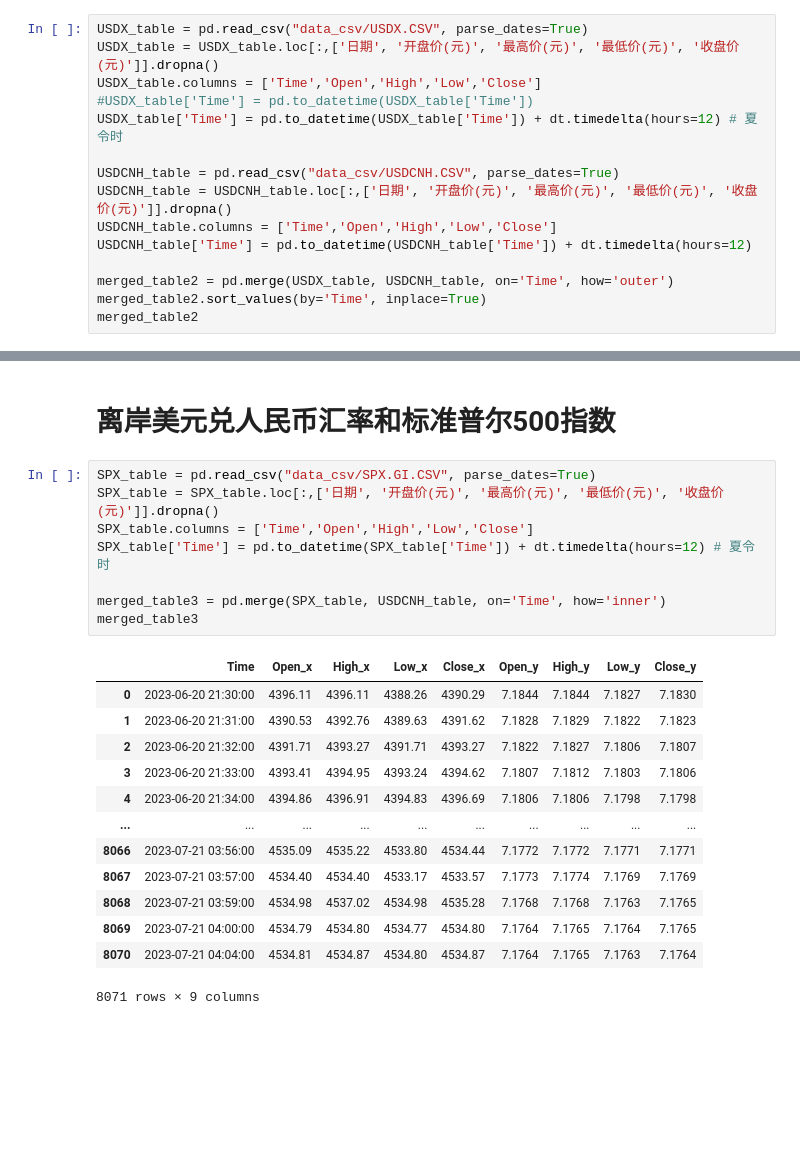
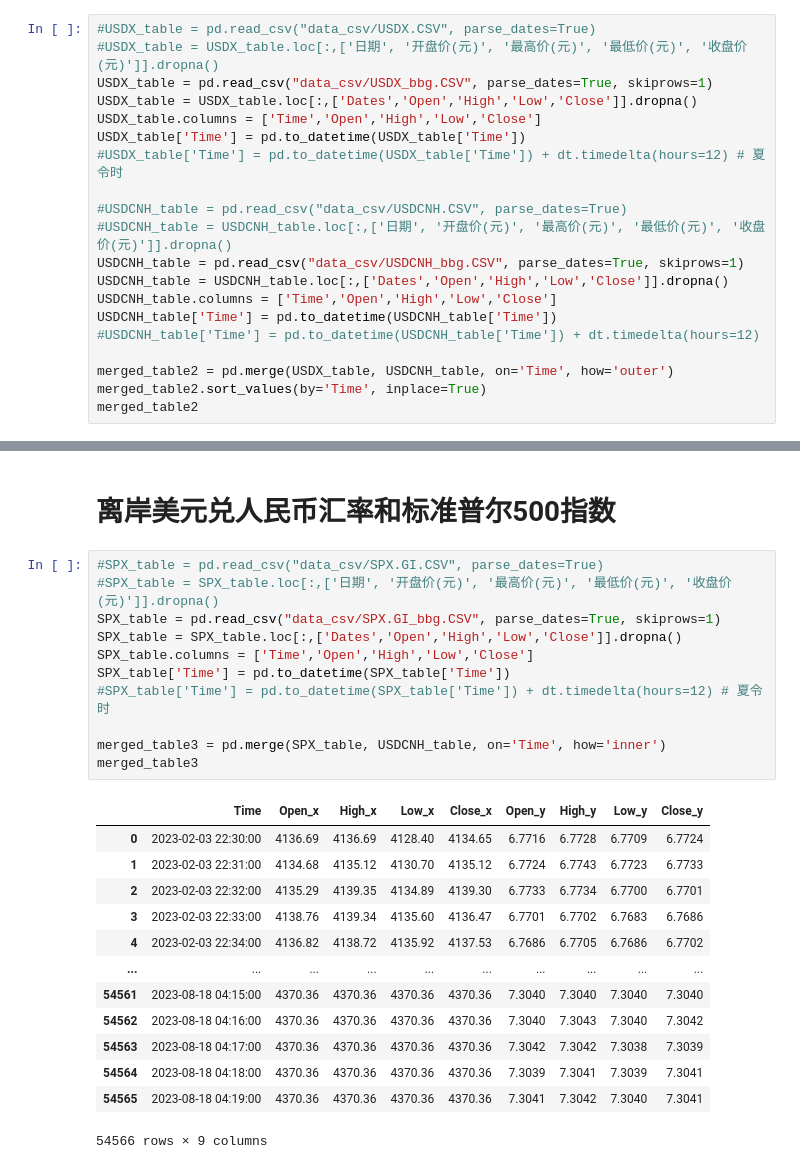
Before and after one commit to SiruoTu/Correlation-exchangeRate-stockIndex, a Jupyter notebook: 汇率股指相关性.ipynb, the cells around one changed output, grey strips where cells are left out. Saved outputs shown, nothing was run; the diff lists cells and outputs as text; blank space fills up the shorter version.

```diff
--- a/汇率股指相关性.ipynb
+++ b/汇率股指相关性.ipynb
@@ -148,16 +152,21 @@ r
 # %% [markdown]
 # 离岸美元兑人民币汇率和美元指数
 # %%
-USDX_table = pd.read_csv("data_csv/USDX.CSV", parse_dates=True)
-USDX_table = USDX_table.loc[:,['日期', '开盘价(元)', '最高价(元)', '最低价(元)', '收盘价(元)']].dropna()
+#USDX_table = pd.read_csv("data_csv/USDX.CSV", parse_dates=True)
+#USDX_table = USDX_table.loc[:,['日期', '开盘价(元)', '最高价(元)', '最低价(元)', '收盘价(元)']].dropna()
+USDX_table = pd.read_csv("data_csv/USDX_bbg.CSV", parse_dates=True, skiprows=1)
+USDX_table = USDX_table.loc[:,['Dates','Open','High','Low','Close']].dropna()
 USDX_table.columns = ['Time','Open','High','Low','Close']
-#USDX_table['Time'] = pd.to_datetime(USDX_table['Time'])
-USDX_table['Time'] = pd.to_datetime(USDX_table['Time']) + dt.timedelta(hours=12) # 夏令时
+USDX_table['Time'] = pd.to_datetime(USDX_table['Time'])
+#USDX_table['Time'] = pd.to_datetime(USDX_table['Time']) + dt.timedelta(hours=12) # 夏令时
 
-USDCNH_table = pd.read_csv("data_csv/USDCNH.CSV", parse_dates=True)
-USDCNH_table = USDCNH_table.loc[:,['日期', '开盘价(元)', '最高价(元)', '最低价(元)', '收盘价(元)']].dropna()
+#USDCNH_table = pd.read_csv("data_csv/USDCNH.CSV", parse_dates=True)
+#USDCNH_table = USDCNH_table.loc[:,['日期', '开盘价(元)', '最高价(元)', '最低价(元)', '收盘价(元)']].dropna()
+USDCNH_table = pd.read_csv("data_csv/USDCNH_bbg.CSV", parse_dates=True, skiprows=1)
+USDCNH_table = USDCNH_table.loc[:,['Dates','Open','High','Low','Close']].dropna()
 USDCNH_table.columns = ['Time','Open','High','Low','Close']
-USDCNH_table['Time'] = pd.to_datetime(USDCNH_table['Time']) + dt.timedelta(hours=12)
+USDCNH_table['Time'] = pd.to_datetime(USDCNH_table['Time'])
+#USDCNH_table['Time'] = pd.to_datetime(USDCNH_table['Time']) + dt.timedelta(hours=12)
 
 merged_table2 = pd.merge(USDX_table, USDCNH_table, on='Time', how='outer')
 merged_table2.sort_values(by='Time', inplace=True)
@@ -265,27 +274,30 @@ r
 # %% [markdown]
 # 离岸美元兑人民币汇率和标准普尔500指数
 # %%
-SPX_table = pd.read_csv("data_csv/SPX.GI.CSV", parse_dates=True)
-SPX_table = SPX_table.loc[:,['日期', '开盘价(元)', '最高价(元)', '最低价(元)', '收盘价(元)']].dropna()
+#SPX_table = pd.read_csv("data_csv/SPX.GI.CSV", parse_dates=True)
+#SPX_table = SPX_table.loc[:,['日期', '开盘价(元)', '最高价(元)', '最低价(元)', '收盘价(元)']].dropna()
+SPX_table = pd.read_csv("data_csv/SPX.GI_bbg.CSV", parse_dates=True, skiprows=1)
+SPX_table = SPX_table.loc[:,['Dates','Open','High','Low','Close']].dropna()
 SPX_table.columns = ['Time','Open','High','Low','Close']
-SPX_table['Time'] = pd.to_datetime(SPX_table['Time']) + dt.timedelta(hours=12) # 夏令时
+SPX_table['Time'] = pd.to_datetime(SPX_table['Time'])
+#SPX_table['Time'] = pd.to_datetime(SPX_table['Time']) + dt.timedelta(hours=12) # 夏令时
 
 merged_table3 = pd.merge(SPX_table, USDCNH_table, on='Time', how='inner')
 merged_table3
 # %% [output]
 |  | Time | Open_x | High_x | Low_x | Close_x | Open_y | High_y | Low_y | Close_y |
-| 0 | 2023-06-20 21:30:00 | 4396.11 | 4396.11 | 4388.26 | 4390.29 | 7.1844 | 7.1844 | 7.1827 | 7.1830 |
-| 1 | 2023-06-20 21:31:00 | 4390.53 | 4392.76 | 4389.63 | 4391.62 | 7.1828 | 7.1829 | 7.1822 | 7.1823 |
-| 2 | 2023-06-20 21:32:00 | 4391.71 | 4393.27 | 4391.71 | 4393.27 | 7.1822 | 7.1827 | 7.1806 | 7.1807 |
-| 3 | 2023-06-20 21:33:00 | 4393.41 | 4394.95 | 4393.24 | 4394.62 | 7.1807 | 7.1812 | 7.1803 | 7.1806 |
-| 4 | 2023-06-20 21:34:00 | 4394.86 | 4396.91 | 4394.83 | 4396.69 | 7.1806 | 7.1806 | 7.1798 | 7.1798 |
+| 0 | 2023-02-03 22:30:00 | 4136.69 | 4136.69 | 4128.40 | 4134.65 | 6.7716 | 6.7728 | 6.7709 | 6.7724 |
+| 1 | 2023-02-03 22:31:00 | 4134.68 | 4135.12 | 4130.70 | 4135.12 | 6.7724 | 6.7743 | 6.7723 | 6.7733 |
+| 2 | 2023-02-03 22:32:00 | 4135.29 | 4139.35 | 4134.89 | 4139.30 | 6.7733 | 6.7734 | 6.7700 | 6.7701 |
+| 3 | 2023-02-03 22:33:00 | 4138.76 | 4139.34 | 4135.60 | 4136.47 | 6.7701 | 6.7702 | 6.7683 | 6.7686 |
+| 4 | 2023-02-03 22:34:00 | 4136.82 | 4138.72 | 4135.92 | 4137.53 | 6.7686 | 6.7705 | 6.7686 | 6.7702 |
 | ... | ... | ... | ... | ... | ... | ... | ... | ... | ... |
-| 8066 | 2023-07-21 03:56:00 | 4535.09 | 4535.22 | 4533.80 | 4534.44 | 7.1772 | 7.1772 | 7.1771 | 7.1771 |
-| 8067 | 2023-07-21 03:57:00 | 4534.40 | 4534.40 | 4533.17 | 4533.57 | 7.1773 | 7.1774 | 7.1769 | 7.1769 |
-| 8068 | 2023-07-21 03:59:00 | 4534.98 | 4537.02 | 4534.98 | 4535.28 | 7.1768 | 7.1768 | 7.1763 | 7.1765 |
-| 8069 | 2023-07-21 04:00:00 | 4534.79 | 4534.80 | 4534.77 | 4534.80 | 7.1764 | 7.1765 | 7.1764 | 7.1765 |
-| 8070 | 2023-07-21 04:04:00 | 4534.81 | 4534.87 | 4534.80 | 4534.87 | 7.1764 | 7.1765 | 7.1763 | 7.1764 |
+| 54561 | 2023-08-18 04:15:00 | 4370.36 | 4370.36 | 4370.36 | 4370.36 | 7.3040 | 7.3040 | 7.3040 | 7.3040 |
+| 54562 | 2023-08-18 04:16:00 | 4370.36 | 4370.36 | 4370.36 | 4370.36 | 7.3040 | 7.3043 | 7.3040 | 7.3042 |
+| 54563 | 2023-08-18 04:17:00 | 4370.36 | 4370.36 | 4370.36 | 4370.36 | 7.3042 | 7.3042 | 7.3038 | 7.3039 |
+| 54564 | 2023-08-18 04:18:00 | 4370.36 | 4370.36 | 4370.36 | 4370.36 | 7.3039 | 7.3041 | 7.3039 | 7.3041 |
+| 54565 | 2023-08-18 04:19:00 | 4370.36 | 4370.36 | 4370.36 | 4370.36 | 7.3041 | 7.3042 | 7.3040 | 7.3041 |
-8071 rows × 9 columns
+54566 rows × 9 columns
 # %%
 merged_table3 = merged_table3.dropna()
 
```
Also changed, not shown: parts of 13 cells of this notebook, 5 other files.
